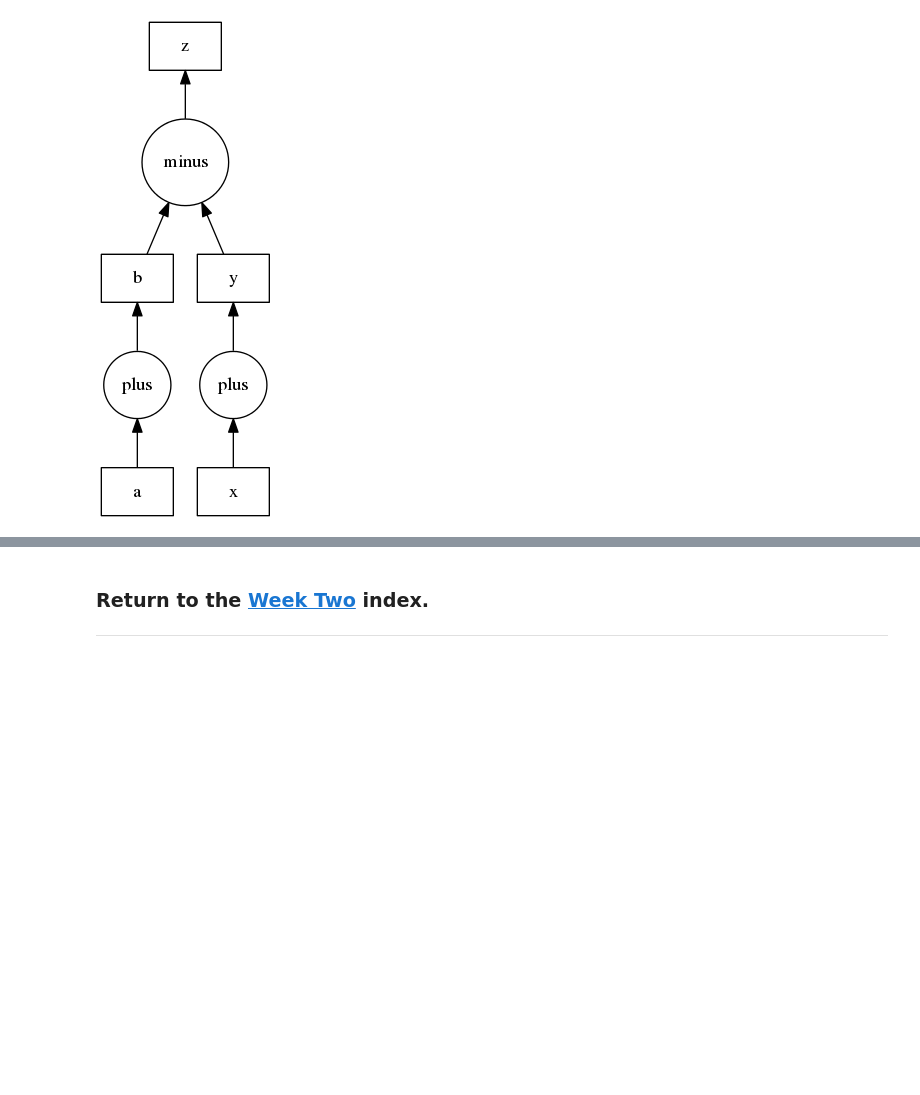
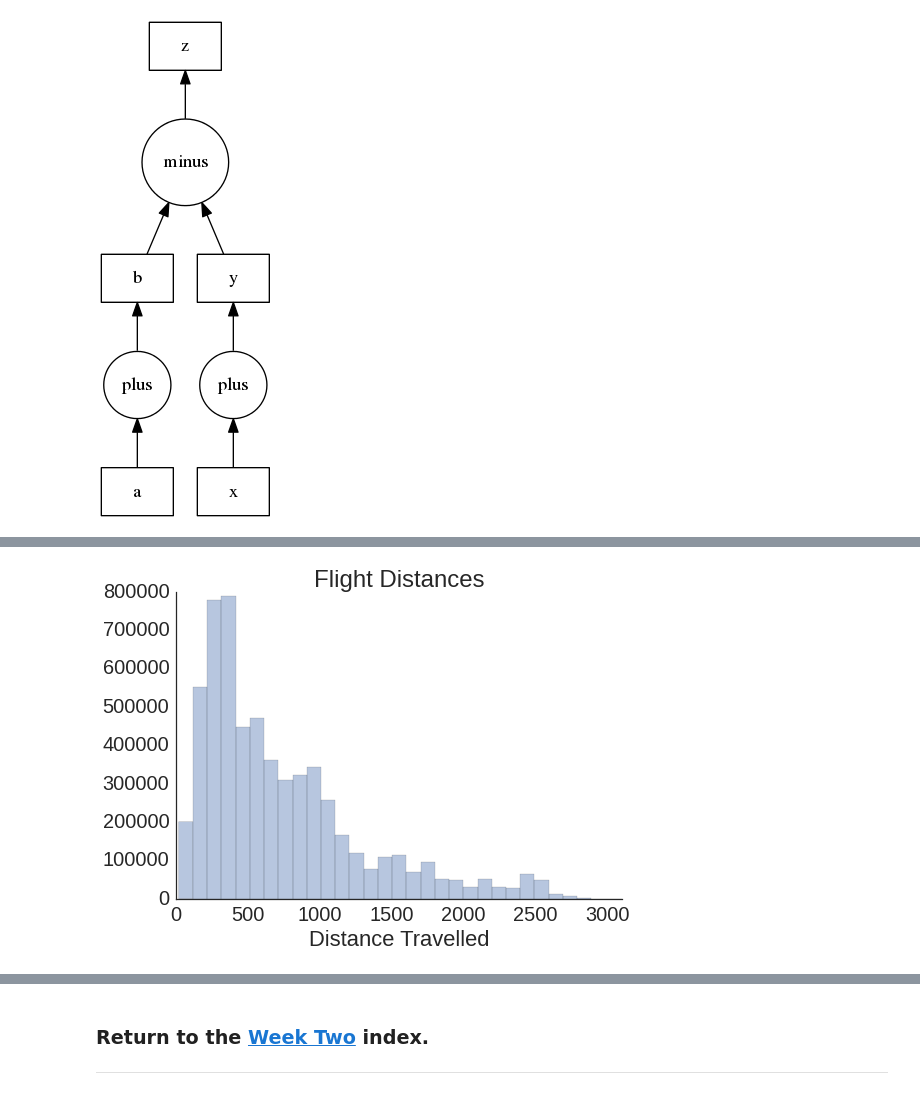
Before and after one commit to ProfessorBrunner/rp-pdm15, a Jupyter notebook: Week2/intro2dask.ipynb, the cells around one changed output, grey strips where cells are left out. Cells and saved outputs as stored; diff of their text form; code cells hidden in the pictures; blank space fills up the shorter version.

```diff
--- a/Week2/intro2dask.ipynb
+++ b/Week2/intro2dask.ipynb
@@ -86,0 +355,18 @@ alldata.to_castra('/home/data_scientist/rppdm/data/2001.castra')
+# %%
+%matplotlib inline
+
+import matplotlib as mpl
+import matplotlib.pyplot as plt
+import seaborn as sns
+
+sns.set(style="white", font_scale=2.0)
+
+ax = sns.distplot(alldata['Distance'], kde=False)
+
+ax.set(title='Flight Distances', \
+       xlabel='Distance Travelled', xlim=(0, 3100))
+
+
+sns.despine()
+# %% [output]
+[figure, added]
```
Also changed, not shown: parts of 40 cells of this notebook.
